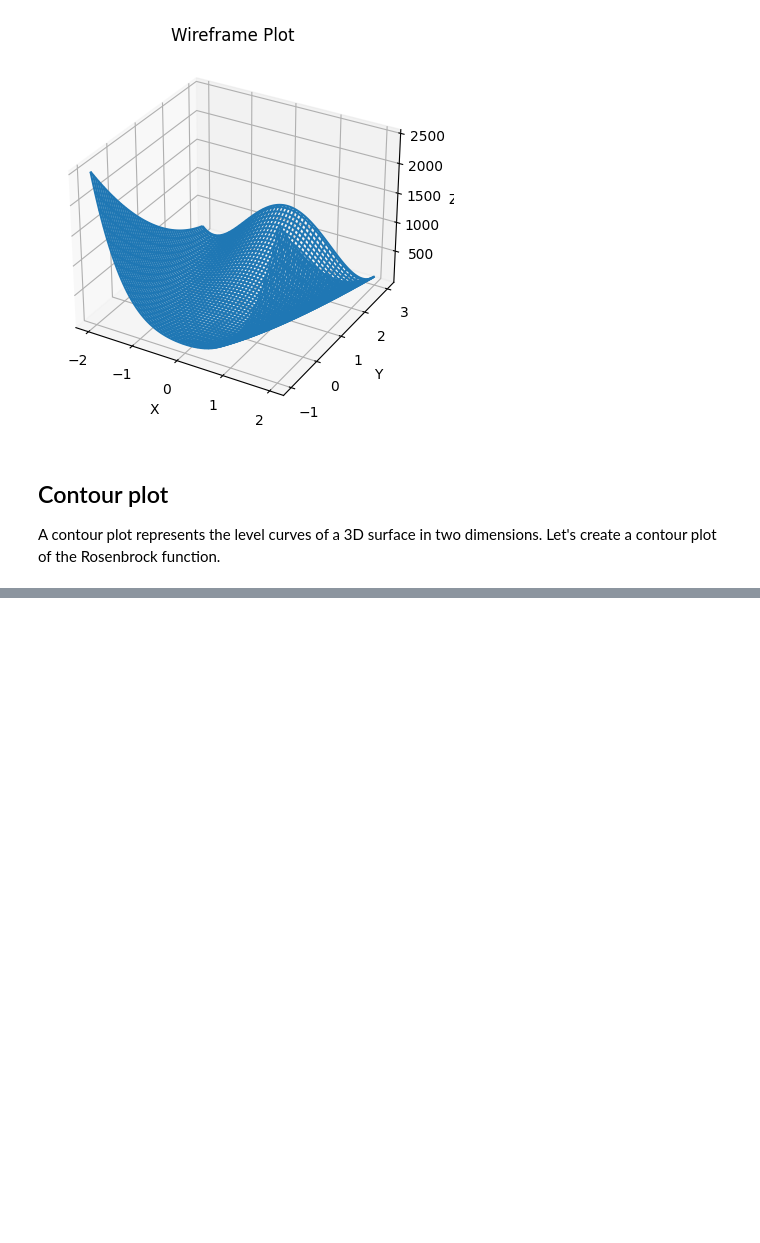
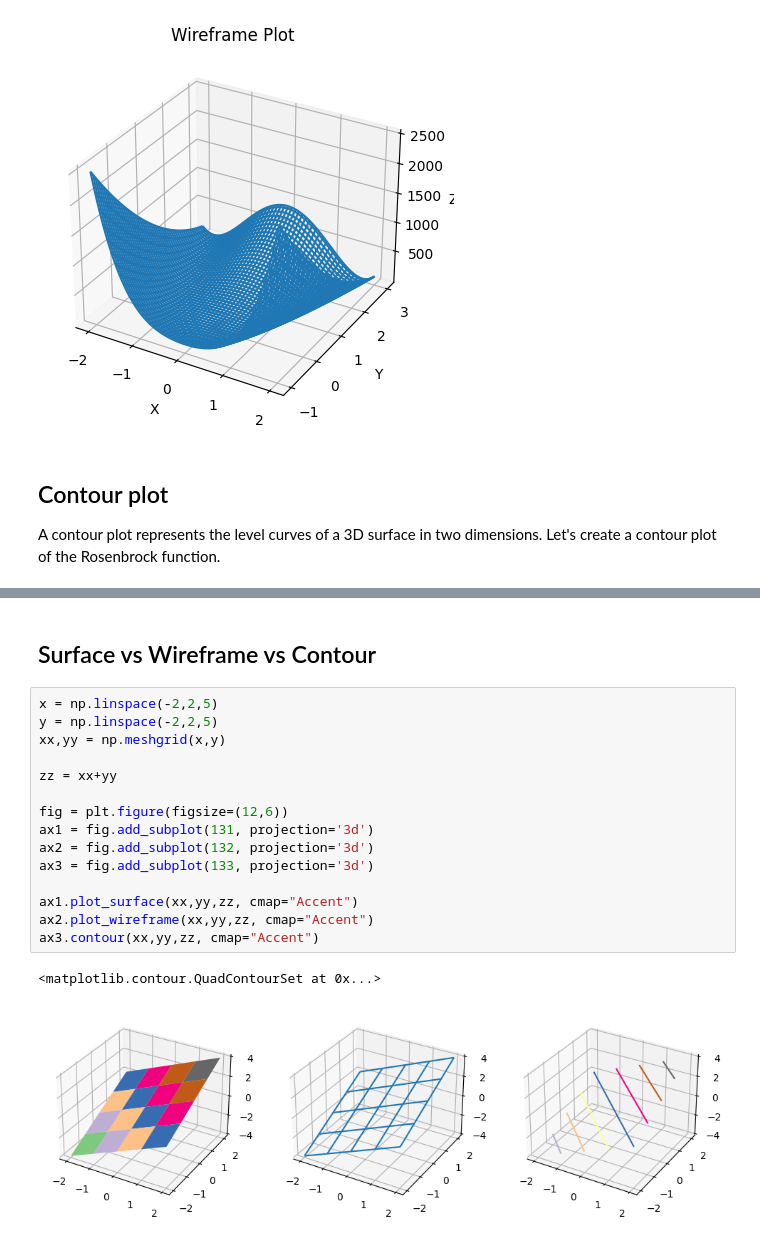
Before and after one commit to ProgressBG-Python-Course/JupyterNotebooksExamples, a Jupyter notebook: Notebooks/matplotlib_pandas_seaborn/marplotlib_3D_plots.ipynb, the cells around one changed output, grey strips where cells are left out. Saved outputs shown, nothing was run; the diff lists cells and outputs as text; blank space fills up the shorter version.

```diff
--- a/Notebooks/matplotlib_pandas_seaborn/marplotlib_3D_plots.ipynb
+++ b/Notebooks/matplotlib_pandas_seaborn/marplotlib_3D_plots.ipynb
@@ -141 +164,21 @@ plt.show()
 [figure]
+# %% [markdown]
+## Surface vs Wireframe vs Contour
+# %%
+x = np.linspace(-2,2,5)
+y = np.linspace(-2,2,5)
+xx,yy = np.meshgrid(x,y)
+
+zz = xx+yy
+
+fig = plt.figure(figsize=(12,6))
+ax1 = fig.add_subplot(131, projection='3d')
+ax2 = fig.add_subplot(132, projection='3d')
+ax3 = fig.add_subplot(133, projection='3d')
+
+ax1.plot_surface(xx,yy,zz, cmap="Accent")
+ax2.plot_wireframe(xx,yy,zz, cmap="Accent")
+ax3.contour(xx,yy,zz, cmap="Accent")
+# %% [output]
+<matplotlib.contour.QuadContourSet at 0x...>
+[figure, added]
```
Also changed, not shown: parts of 10 cells of this notebook, 2 other files.
